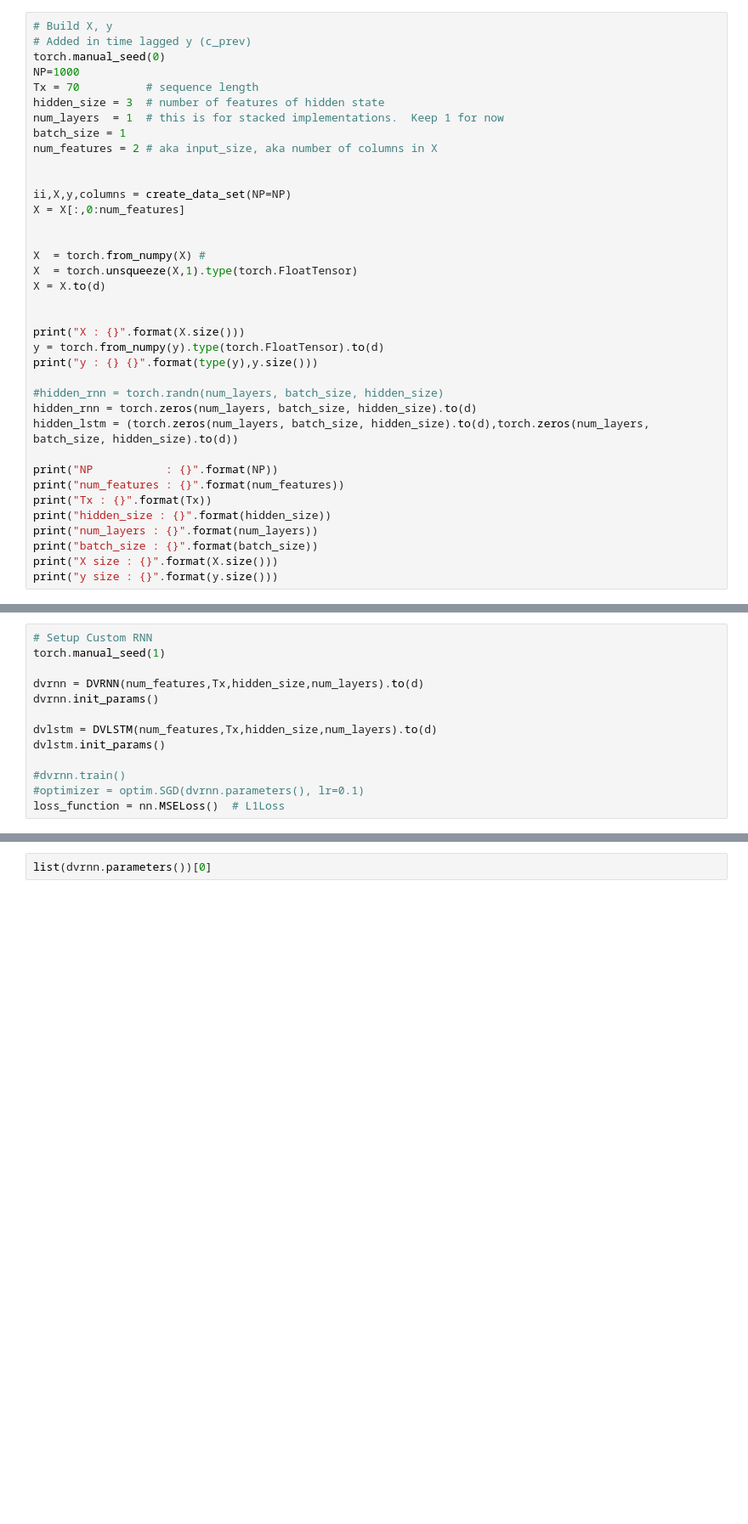
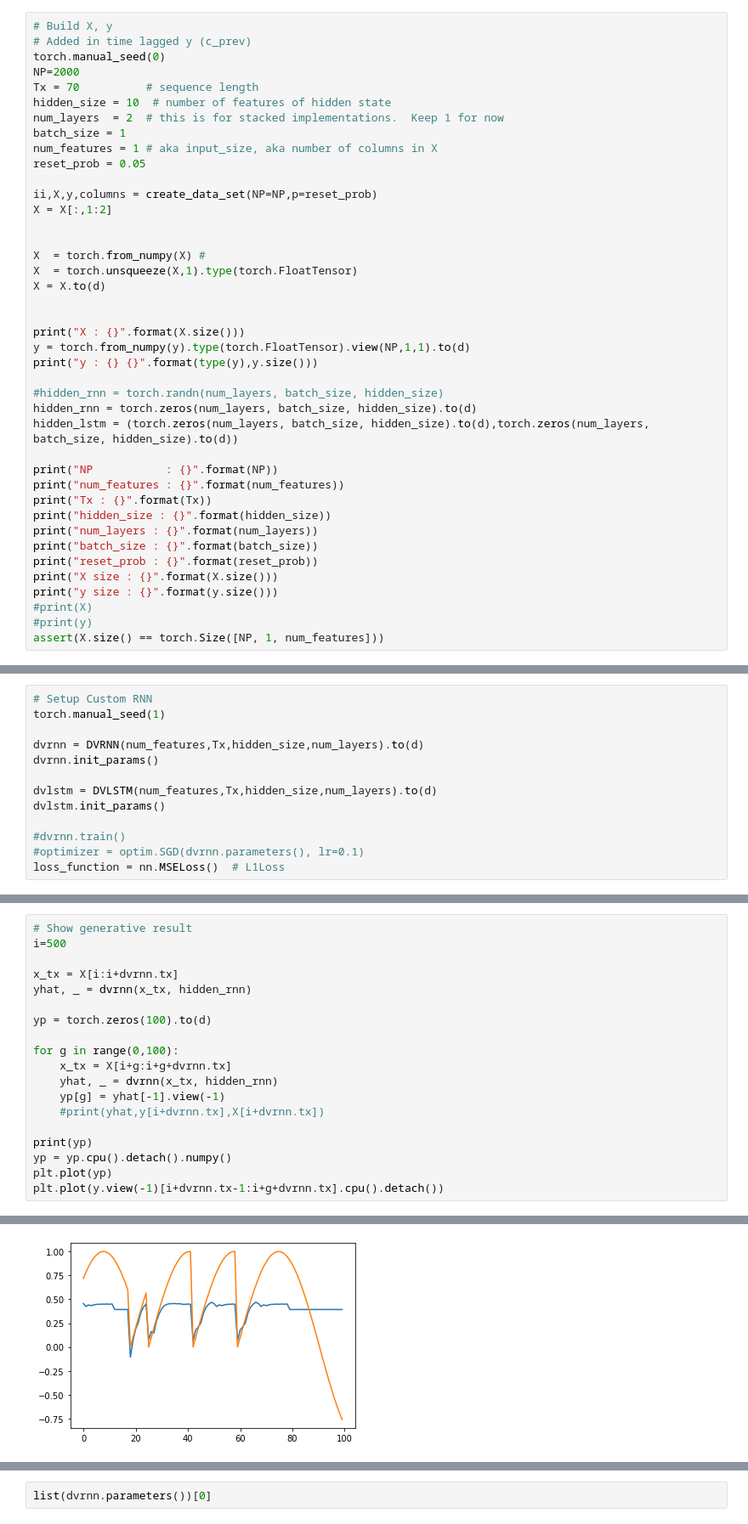
Before and after one commit to dustinvanstee/aicoc-ai-immersion, a Jupyter notebook: Sequence/FastAI-RNN-experiment.ipynb, the cells around one changed output, grey strips where cells are left out. Shown at 85% size. Saved outputs shown, nothing was run; the diff lists cells and outputs as text; blank space fills up the shorter version.

```diff
--- a/Sequence/FastAI-RNN-experiment.ipynb
+++ b/Sequence/FastAI-RNN-experiment.ipynb
@@ -308,16 +300,16 @@ class DVLSTM(nn.Module) :
 # Build X, y
 # Added in time lagged y (c_prev)
 torch.manual_seed(0)
-NP=1000
+NP=2000
 Tx = 70          # sequence length
-hidden_size = 3  # number of features of hidden state
-num_layers  = 1  # this is for stacked implementations.  Keep 1 for now
+hidden_size = 10  # number of features of hidden state
+num_layers  = 2  # this is for stacked implementations.  Keep 1 for now
 batch_size = 1
-num_features = 2 # aka input_size, aka number of columns in X
+num_features = 1 # aka input_size, aka number of columns in X
+reset_prob = 0.05
 
-
-ii,X,y,columns = create_data_set(NP=NP)
-X = X[:,0:num_features]
+ii,X,y,columns = create_data_set(NP=NP,p=reset_prob)
+X = X[:,1:2]
 
 
 X  = torch.from_numpy(X) #
@@ -326,7 +318,7 @@ X = X.to(d)
 
 
 print("X : {}".format(X.size()))
-y = torch.from_numpy(y).type(torch.FloatTensor).to(d)
+y = torch.from_numpy(y).type(torch.FloatTensor).view(NP,1,1).to(d)
 print("y : {} {}".format(type(y),y.size()))
 
 #hidden_rnn = torch.randn(num_layers, batch_size, hidden_size)
@@ -339,6 +331,10 @@ print("Tx : {}".format(Tx))
 print("hidden_size : {}".format(hidden_size))
 print("num_layers : {}".format(num_layers))
 print("batch_size : {}".format(batch_size))
+print("reset_prob : {}".format(reset_prob))
 print("X size : {}".format(X.size()))
 print("y size : {}".format(y.size()))
+#print(X)
+#print(y)
+assert(X.size() == torch.Size([NP, 1, num_features]))
 # %% [output]
@@ -473,0 +466,20 @@ for i in range(100,200):
+# %%
+# Show generative result
+i=500
+
+x_tx = X[i:i+dvrnn.tx]
+yhat, _ = dvrnn(x_tx, hidden_rnn)
+
+yp = torch.zeros(100).to(d)
+
+for g in range(0,100):
+    x_tx = X[i+g:i+g+dvrnn.tx]
+    yhat, _ = dvrnn(x_tx, hidden_rnn)
+    yp[g] = yhat[-1].view(-1)
+    #print(yhat,y[i+dvrnn.tx],X[i+dvrnn.tx])
+
+print(yp)
+yp = yp.cpu().detach().numpy()
+plt.plot(yp)
+plt.plot(y.view(-1)[i+dvrnn.tx-1:i+g+dvrnn.tx].cpu().detach())
+# %% [output]
@@ -473,0 +501 @@ for i in range(100,200):
+[figure, added]
```
Also changed, not shown: parts of 10 cells of this notebook.
